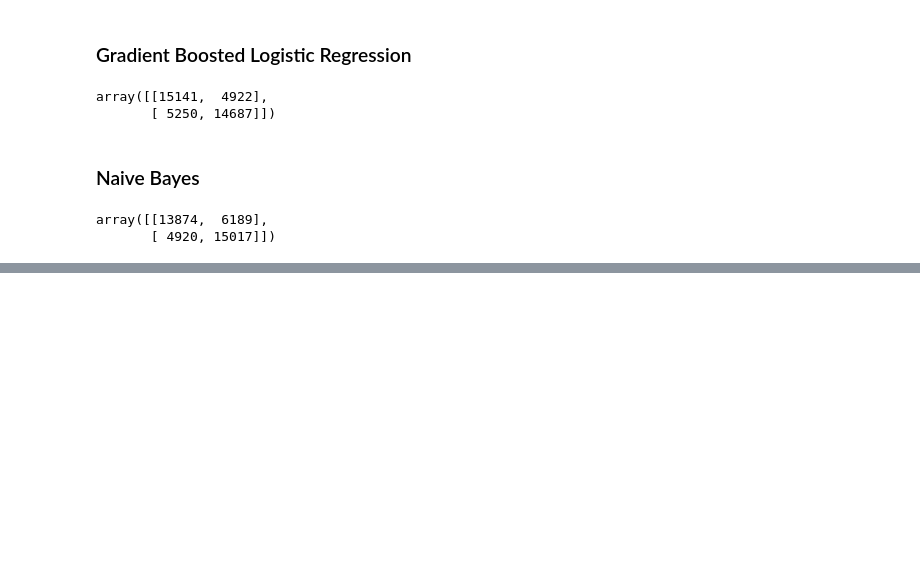
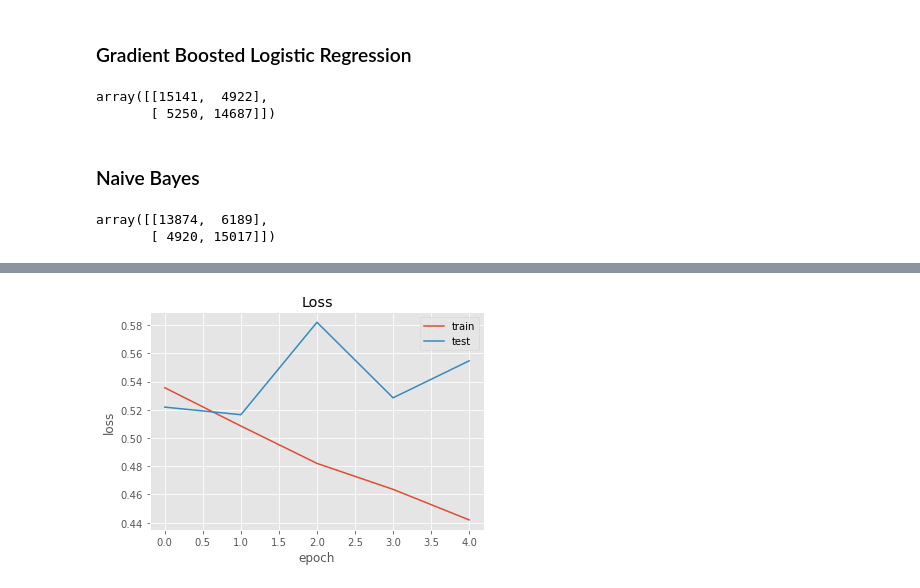
Before and after one commit to kelly-zhao/Predicting-Humor-in-Yelp-Reviews, a Jupyter notebook: reviews.ipynb, the cells around one changed output, grey strips where cells are left out. Saved outputs shown, nothing was run; the diff lists cells and outputs as text; code cells hidden in the pictures; blank space fills up the shorter version.

```diff
--- a/reviews.ipynb
+++ b/reviews.ipynb
@@ -693,0 +1046,18 @@ nn.fit(x_train, y_train, epochs=10, batch_size=32)
+# %%
+## function for cleaning text
+
+def clean_text(text):
+    """
+        text: a string
+
+        return: modified initial string
+    """
+    # text = text.lower() # lowercase text
+    text = REPLACE_BY_SPACE_RE.sub(' ', text) # replace REPLACE_BY_SPACE_RE symbols by space in text. substitute the matched string in REPLACE_BY_SPACE_RE with space.
+    # text = BAD_SYMBOLS_RE.sub('', text) # remove symbols which are in BAD_SYMBOLS_RE from text. substitute the matched string in BAD_SYMBOLS_RE with nothing.
+    text = text.replace('\n', ' ')
+    # text = re.sub(r'\W+', '', text)
+    # text = ' '.join(word for word in text.split() if word not in STOPWORDS) # remove stopwords from text
+    return text
+# %%
+X_train_balanced_df.text = X_train_balanced_df.text.apply(clean_text)
@@ -693,0 +1214,17 @@ nn.fit(x_train, y_train, epochs=10, batch_size=32)
+# %%
+model2 = Sequential()
+model2.add(Embedding(MAX_NB_WORDS, EMBEDDING_DIM, input_length=X.shape[1]))
+model2.add(SpatialDropout1D(0.2))
+model2.add(LSTM(100, dropout=0.2, recurrent_dropout=0.2))
+model2.add(Dense(1, activation='sigmoid'))
+model2.compile(loss='binary_crossentropy', optimizer='adam', metrics=['accuracy', keras.metrics.Precision(name='precision'),
+      keras.metrics.Recall(name='recall')])
+
+epochs = 5
+batch_size = 64
+
+history = model2.fit(X_train, y_train,
+                    epochs=epochs,
+                    batch_size=batch_size,
+                    validation_split=0.1,
+                    callbacks=[EarlyStopping(monitor='val_loss', patience=3, min_delta=0.0001)])
@@ -693,0 +1256,12 @@ nn.fit(x_train, y_train, epochs=10, batch_size=32)
+# %%
+# plot loss
+
+plt.title('Loss')
+plt.plot(history.history['loss'], label='train')
+plt.plot(history.history['val_loss'], label='test')
+plt.ylabel('loss')
+plt.xlabel('epoch')
+plt.legend()
+plt.show();
+# %% [output]
+[figure, added]
```
Also changed, not shown: parts of 90 cells of this notebook.
